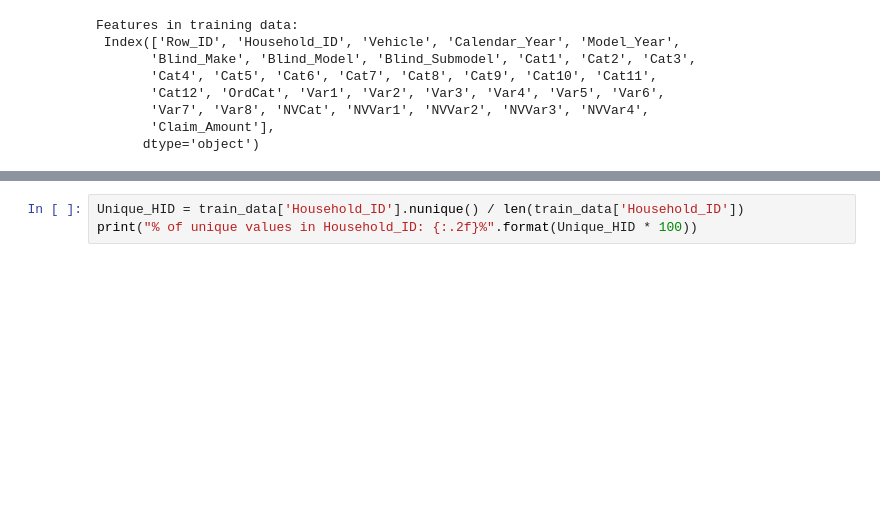
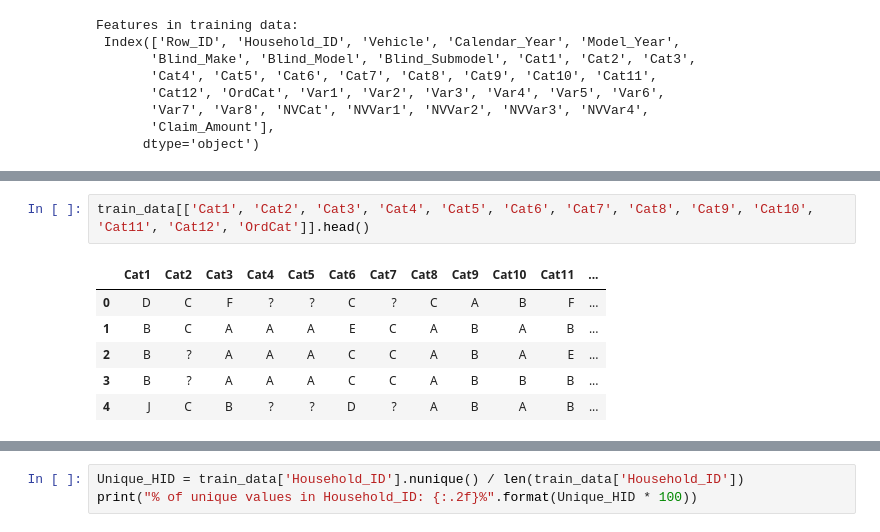
Before and after one commit to AnoopCA/Vehicle_Insurance_Claims_Prediction, a Jupyter notebook: Claims_Prediction.ipynb, the cells around one changed output, grey strips where cells are left out. Saved outputs shown, nothing was run; the diff lists cells and outputs as text; blank space fills up the shorter version.

```diff
--- a/Claims_Prediction.ipynb
+++ b/Claims_Prediction.ipynb
@@ -73,0 +63,9 @@ train_data.head()
+# %%
+train_data[['Cat1', 'Cat2', 'Cat3', 'Cat4', 'Cat5', 'Cat6', 'Cat7', 'Cat8', 'Cat9', 'Cat10', 'Cat11', 'Cat12', 'OrdCat']].head()
+# %% [output]
+|  | Cat1 | Cat2 | Cat3 | Cat4 | Cat5 | Cat6 | Cat7 | Cat8 | Cat9 | Cat10 | Cat11 | ... |
+| 0 | D | C | F | ? | ? | C | ? | C | A | B | F | ... |
+| 1 | B | C | A | A | A | E | C | A | B | A | B | ... |
+| 2 | B | ? | A | A | A | C | C | A | B | A | E | ... |
+| 3 | B | ? | A | A | A | C | C | A | B | B | B | ... |
+| 4 | J | C | B | ? | ? | D | ? | A | B | A | B | ... |
```
Also changed, not shown: parts of 4 cells of this notebook.
